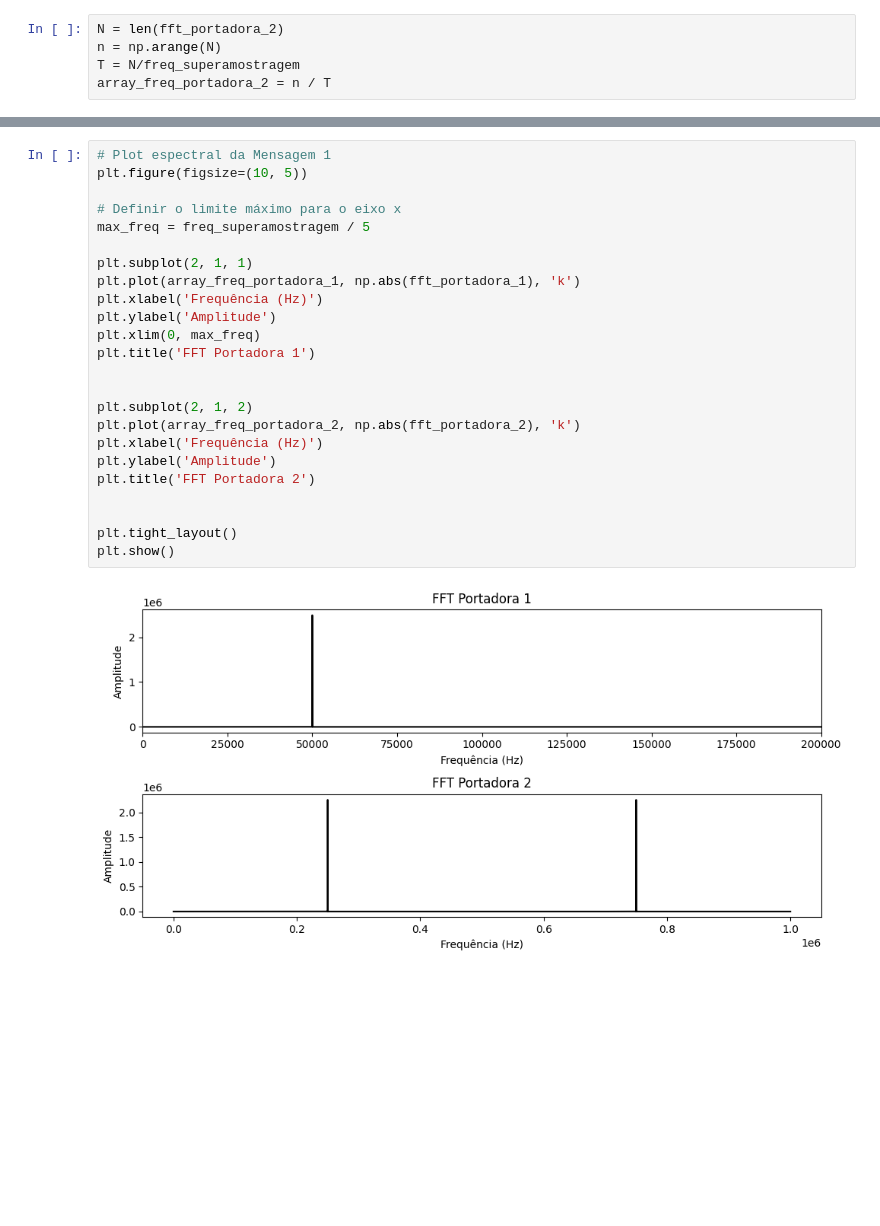
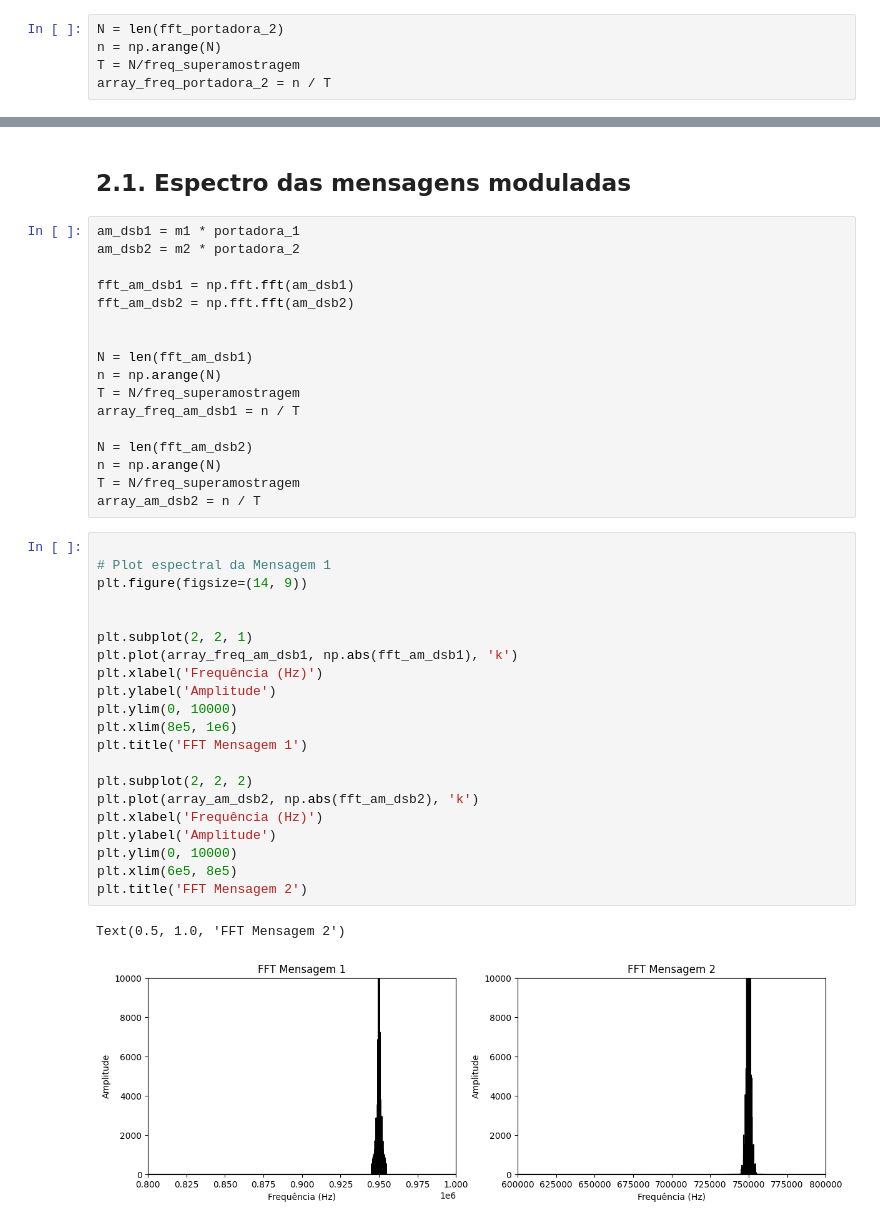
Before and after one commit to iyisakuma/PComunicacao, a Jupyter notebook: Atividade_1_Modulação_AM.ipynb, the cells around one changed output, grey strips where cells are left out. Drawn from its saved outputs; the diff is of its cells as text; blank space fills up the shorter version.

```diff
--- a/Atividade_1_Modulação_AM.ipynb
+++ b/Atividade_1_Modulação_AM.ipynb
@@ -225,26 +329,43 @@ array_freq_portadora_2 = n / T
+# %% [markdown]
+## 2.1. Espectro das mensagens moduladas
+# %%
+am_dsb1 = m1 * portadora_1
+am_dsb2 = m2 * portadora_2
+
+fft_am_dsb1 = np.fft.fft(am_dsb1)
+fft_am_dsb2 = np.fft.fft(am_dsb2)
+
+
+N = len(fft_am_dsb1)
+n = np.arange(N)
+T = N/freq_superamostragem
+array_freq_am_dsb1 = n / T
+
+N = len(fft_am_dsb2)
+n = np.arange(N)
+T = N/freq_superamostragem
+array_am_dsb2 = n / T
 # %%
+
 # Plot espectral da Mensagem 1
-plt.figure(figsize=(10, 5))
+plt.figure(figsize=(14, 9))
 
-# Definir o limite máximo para o eixo x
-max_freq = freq_superamostragem / 5
 
-plt.subplot(2, 1, 1)
-plt.plot(array_freq_portadora_1, np.abs(fft_portadora_1), 'k')
+plt.subplot(2, 2, 1)
+plt.plot(array_freq_am_dsb1, np.abs(fft_am_dsb1), 'k')
 plt.xlabel('Frequência (Hz)')
 plt.ylabel('Amplitude')
-plt.xlim(0, max_freq)
-plt.title('FFT Portadora 1')
+plt.ylim(0, 10000)
+plt.xlim(8e5, 1e6)
+plt.title('FFT Mensagem 1')
 
-
-plt.subplot(2, 1, 2)
-plt.plot(array_freq_portadora_2, np.abs(fft_portadora_2), 'k')
+plt.subplot(2, 2, 2)
+plt.plot(array_am_dsb2, np.abs(fft_am_dsb2), 'k')
 plt.xlabel('Frequência (Hz)')
 plt.ylabel('Amplitude')
-plt.title('FFT Portadora 2')
-
-
-plt.tight_layout()
-plt.show()
+plt.ylim(0, 10000)
+plt.xlim(6e5, 8e5)
+plt.title('FFT Mensagem 2')
 # %% [output]
+Text(0.5, 1.0, 'FFT Mensagem 2')
-[figure, old version]
+[figure, new version]
```
Also changed, not shown: parts of 9 cells of this notebook.
